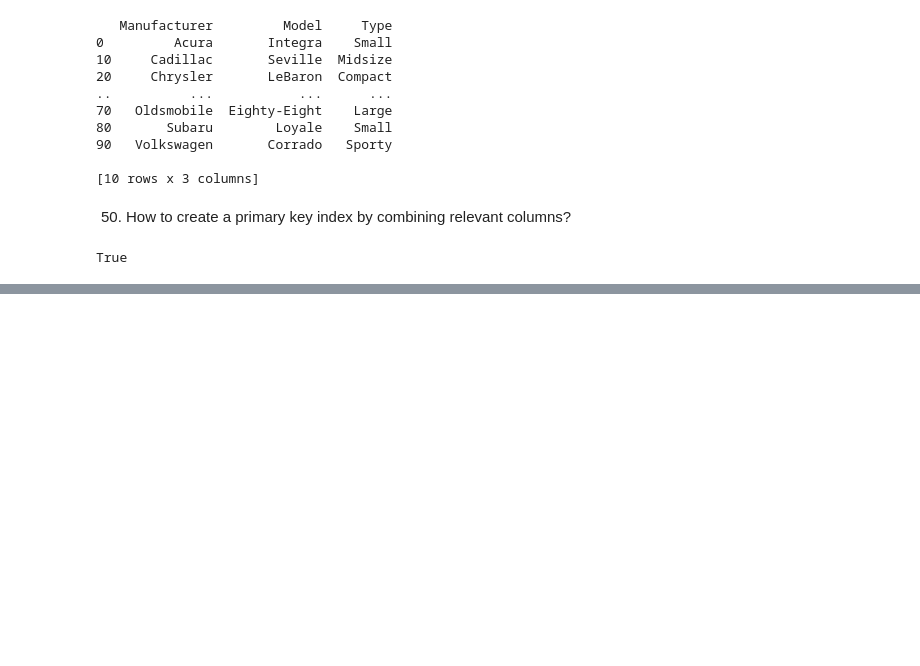
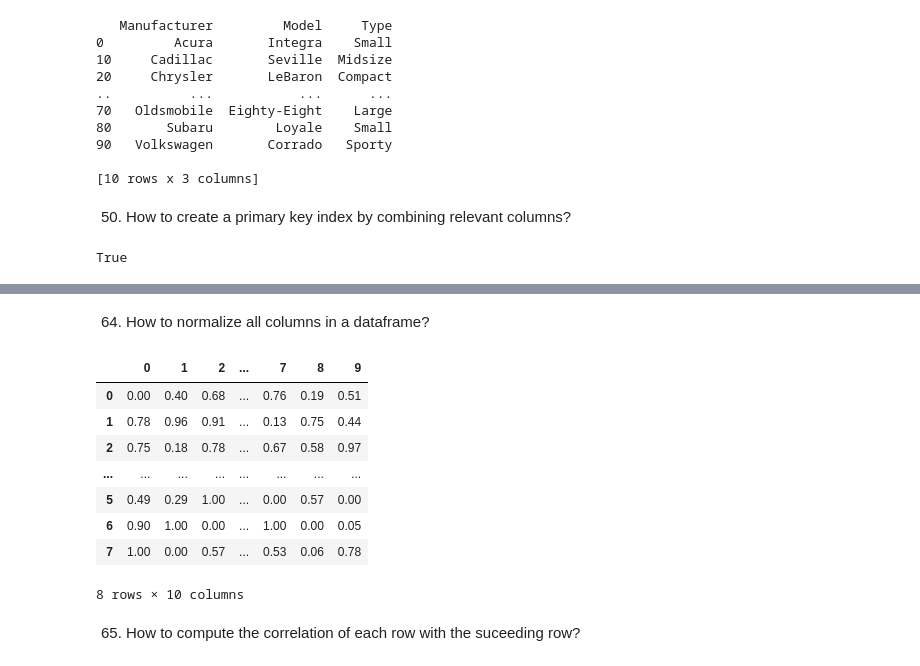
Before and after one commit to itskvhere/Task1, a Jupyter notebook: Pandasex/Pandasex.ipynb, the cells around one changed output, grey strips where cells are left out. Saved outputs shown, nothing was run; the diff lists cells and outputs as text; code cells hidden in the pictures; blank space fills up the shorter version.

```diff
--- a/Pandasex/Pandasex.ipynb
+++ b/Pandasex/Pandasex.ipynb
@@ -696,0 +895,19 @@ True
+# %% [markdown]
+64. How to normalize all columns in a dataframe?
+# %%
+df = pd.DataFrame(np.random.randint(1,100, 80).reshape(8, -1))
+
+ndf = (df - df.min()) / (df.max() - df.min())
+ndf.round(2)
+# %% [output]
+|  | 0 | 1 | 2 | ... | 7 | 8 | 9 |
+| 0 | 0.00 | 0.40 | 0.68 | ... | 0.76 | 0.19 | 0.51 |
+| 1 | 0.78 | 0.96 | 0.91 | ... | 0.13 | 0.75 | 0.44 |
+| 2 | 0.75 | 0.18 | 0.78 | ... | 0.67 | 0.58 | 0.97 |
+| ... | ... | ... | ... | ... | ... | ... | ... |
+| 5 | 0.49 | 0.29 | 1.00 | ... | 0.00 | 0.57 | 0.00 |
+| 6 | 0.90 | 1.00 | 0.00 | ... | 1.00 | 0.00 | 0.05 |
+| 7 | 1.00 | 0.00 | 0.57 | ... | 0.53 | 0.06 | 0.78 |
+8 rows × 10 columns
+# %% [markdown]
+65. How to compute the correlation of each row with the suceeding row?
```
Also changed, not shown: parts of 47 cells of this notebook.
